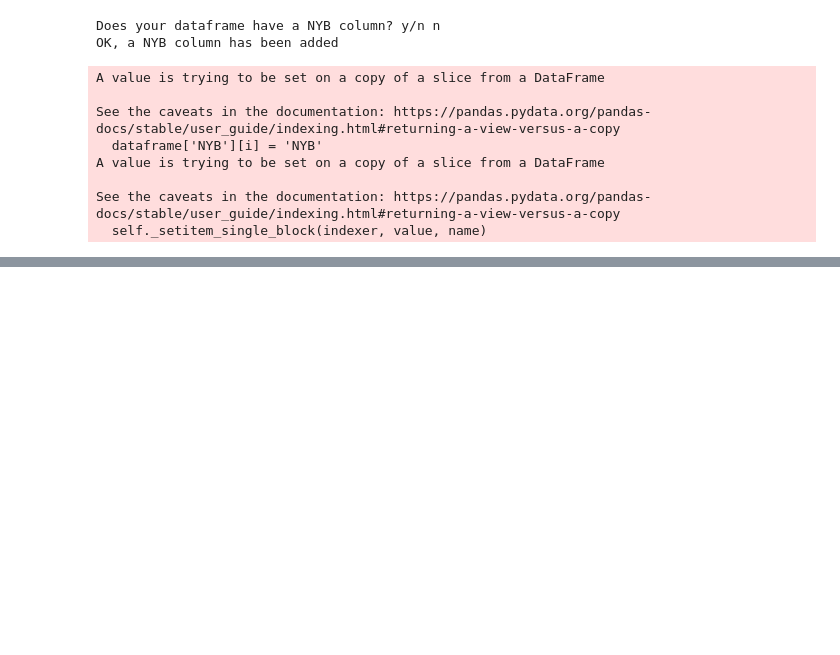
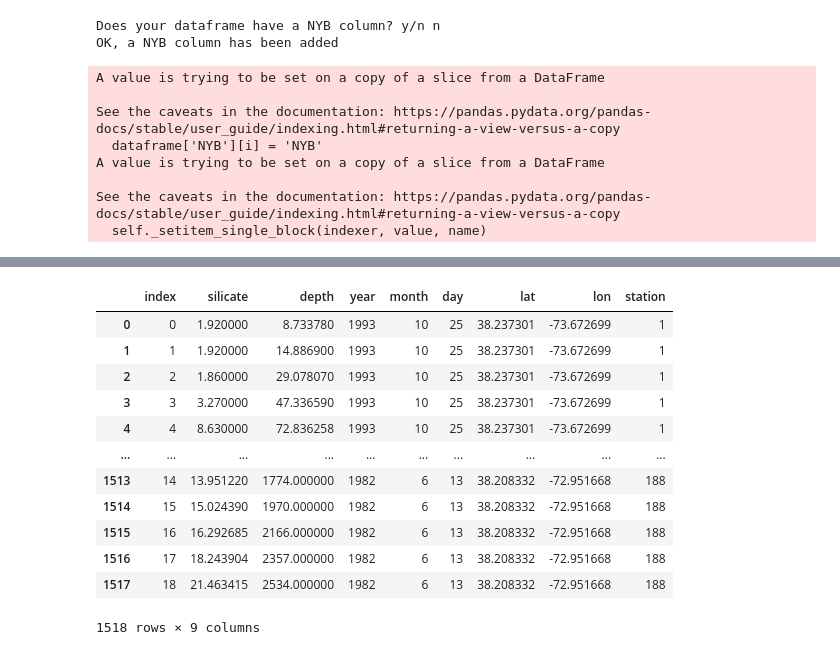
Before and after one commit to lagruenburg/SpringBloom_Stratification, a Jupyter notebook: Nutrients/NPS.ipynb, the cells around one changed output, grey strips where cells are left out. Saved outputs shown, nothing was run; the diff lists cells and outputs as text; code cells hidden in the pictures; blank space fills up the shorter version.

```diff
--- a/Nutrients/NPS.ipynb
+++ b/Nutrients/NPS.ipynb
@@ -234,0 +241,54 @@ plt.ylim([0,20])
+# %%
+# First set up the dataframe with the initial netcdf
+array = xr.open_dataset("/Users/nyelab/Downloads/ocldb1625613553.31148.OSD/wod_008081453O.nc")
+datas = pn.DataFrame(data = array.Silicate, columns = ['silicate'])
+k=1
+datas['depth'] = array.z.values
+year = pn.to_datetime(array.time.values).year
+month = pn.to_datetime(array.time.values).month
+day = pn.to_datetime(array.time.values).day
+datas['year']=year
+datas['month']=month
+datas['day']=day
+datas['lat']=array.lat.values
+datas['lon']=array.lon.values
+datas['station']=k
+# %%
+# Next cycle through all netcdfs and append new data to the dataframe
+k=2
+for i in os.listdir("/Users/nyelab/Downloads/ocldb1625613553.31148.OSD/"):
+    if i.startswith("wo"):
+        string = '/Users/nyelab/Downloads/ocldb1625613553.31148.OSD/'+i
+        array = xr.open_dataset(string)
+        data2s = pn.DataFrame(data = array.Silicate, columns = ['silicate'])
+        data2s['depth'] = array.z.values
+        year = pn.to_datetime(array.time.values).year
+        month = pn.to_datetime(array.time.values).month
+        day = pn.to_datetime(array.time.values).day
+        data2s['year']=year
+        data2s['month']=month
+        data2s['day']=day
+        data2s['lat']=array.lat.values
+        data2s['lon']=array.lon.values
+        data2s['station']=k
+        k=k+1
+        datas = datas.append(data2s)
+        array.close()
+# %%
+# index needed to be reset
+datas = datas.reset_index()
+datas
+# %% [output]
+|  | index | silicate | depth | year | month | day | lat | lon | station |
+| 0 | 0 | 1.920000 | 8.733780 | 1993 | 10 | 25 | 38.237301 | -73.672699 | 1 |
+| 1 | 1 | 1.920000 | 14.886900 | 1993 | 10 | 25 | 38.237301 | -73.672699 | 1 |
+| 2 | 2 | 1.860000 | 29.078070 | 1993 | 10 | 25 | 38.237301 | -73.672699 | 1 |
+| 3 | 3 | 3.270000 | 47.336590 | 1993 | 10 | 25 | 38.237301 | -73.672699 | 1 |
+| 4 | 4 | 8.630000 | 72.836258 | 1993 | 10 | 25 | 38.237301 | -73.672699 | 1 |
+| ... | ... | ... | ... | ... | ... | ... | ... | ... | ... |
+| 1513 | 14 | 13.951220 | 1774.000000 | 1982 | 6 | 13 | 38.208332 | -72.951668 | 188 |
+| 1514 | 15 | 15.024390 | 1970.000000 | 1982 | 6 | 13 | 38.208332 | -72.951668 | 188 |
+| 1515 | 16 | 16.292685 | 2166.000000 | 1982 | 6 | 13 | 38.208332 | -72.951668 | 188 |
+| 1516 | 17 | 18.243904 | 2357.000000 | 1982 | 6 | 13 | 38.208332 | -72.951668 | 188 |
+| 1517 | 18 | 21.463415 | 2534.000000 | 1982 | 6 | 13 | 38.208332 | -72.951668 | 188 |
+1518 rows × 9 columns
```
Also changed, not shown: parts of 12 cells of this notebook.
